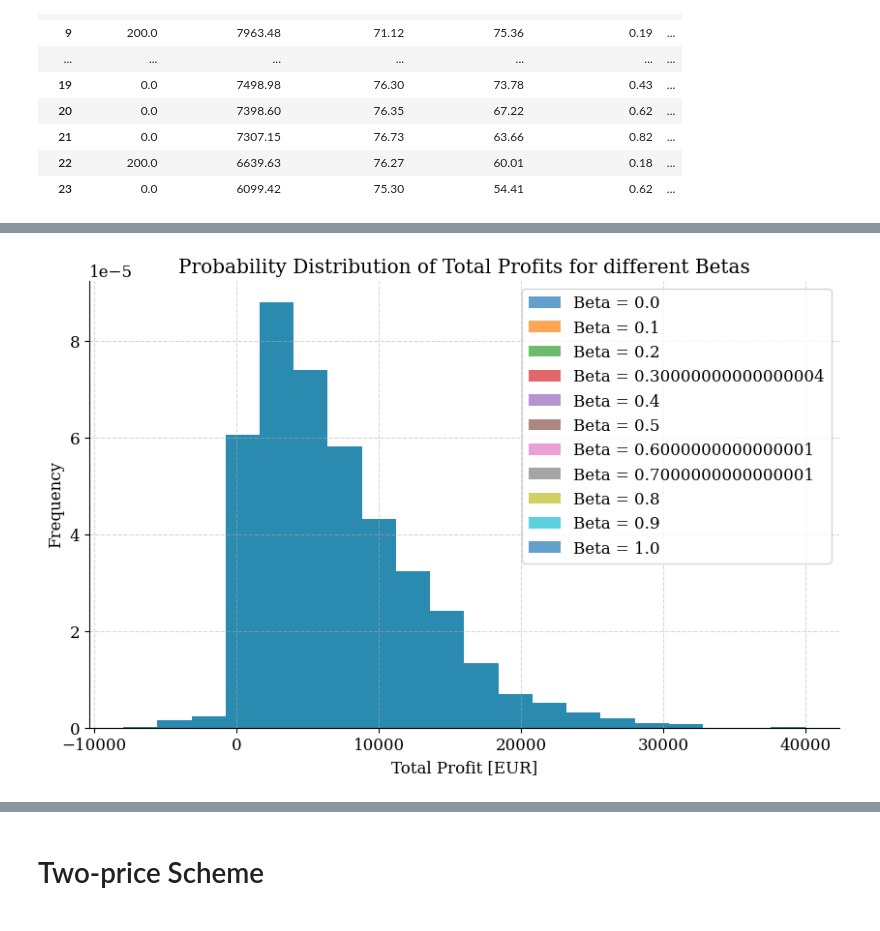
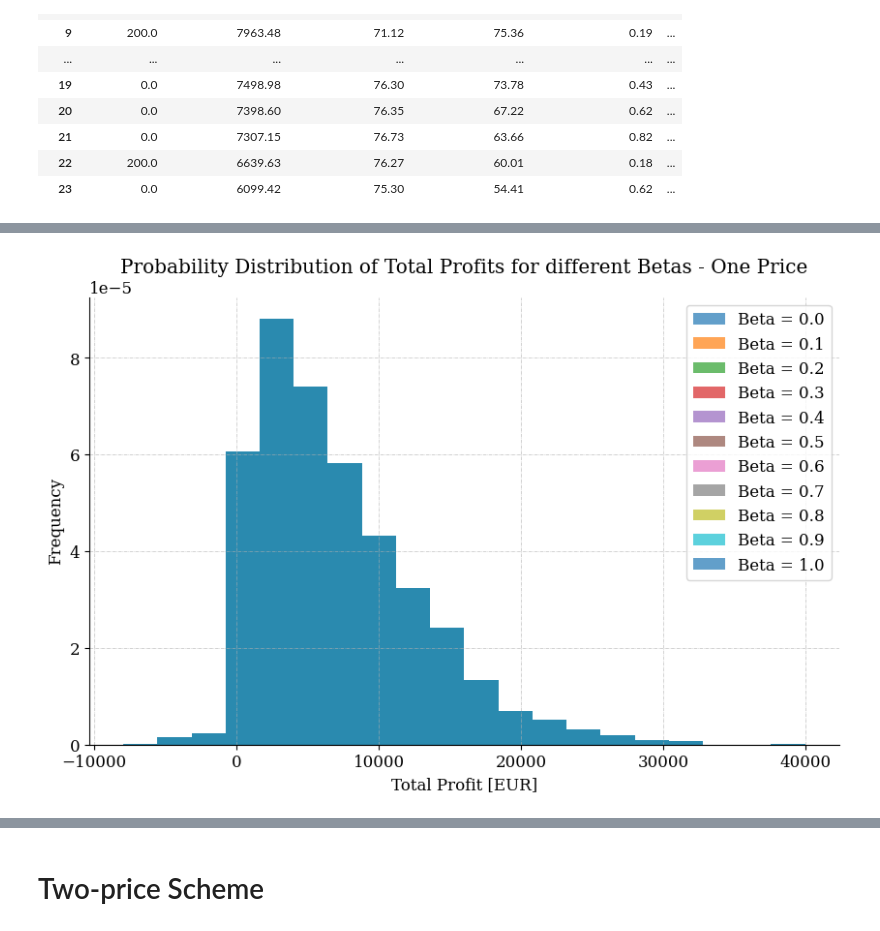
Before and after one commit to Hvid1999/46755, a Jupyter notebook: Assignment 2/task_1c_v2.ipynb, the cells around one changed output, grey strips where cells are left out. Drawn from its saved outputs; the diff is of its cells as text; code cells hidden in the pictures.

```diff
--- a/Assignment 2/task_1c_v2.ipynb
+++ b/Assignment 2/task_1c_v2.ipynb
@@ -307,19 +237,19 @@ plt.show()
 # %%
 # Collect total profits for all scenarios for each beta
 all_scenario_profits_per_beta = {beta: [] for beta in beta_values}
 for beta, result in results_per_beta_op.items():
     for w in range(OMEGA):
         all_scenario_profits_per_beta[beta].extend(result[w]['Total Profit [EUR]'])
 
 # Plot the probability distribution of profits for all scenarios for each beta
 plt.figure(figsize=(10, 6))
 for beta, profits in all_scenario_profits_per_beta.items():
-    plt.hist(profits, bins=20, density=True, alpha=0.7, label=f'Beta = {beta}')
-plt.title('Probability Distribution of Total Profits for different Betas')
+    plt.hist(profits, bins=20, density=True, alpha=0.7, label=f'Beta = {beta.round(1)}')
+plt.title('Probability Distribution of Total Profits for different Betas - One Price')
 plt.xlabel('Total Profit [EUR]')
 plt.ylabel('Frequency')
 plt.legend()
 plt.grid(True)
 plt.show()
 # %% [output]
-[figure, old version]
+[figure, new version]
```
Also changed, not shown: parts of 6 cells of this notebook, 4 other files.
